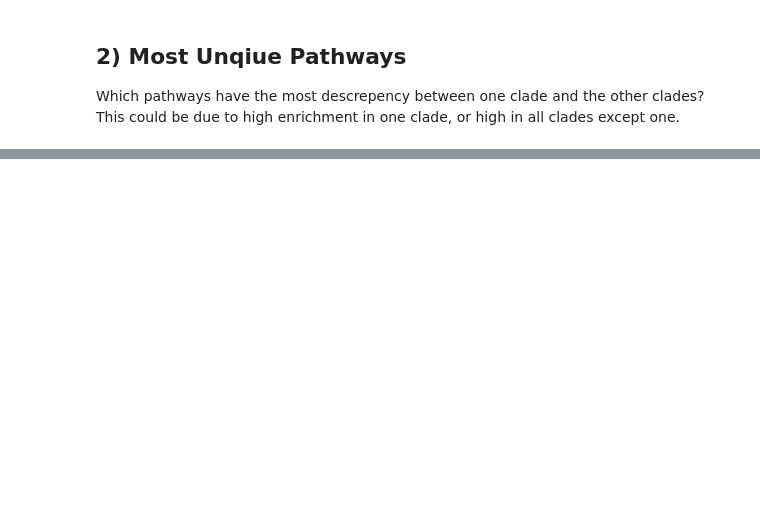
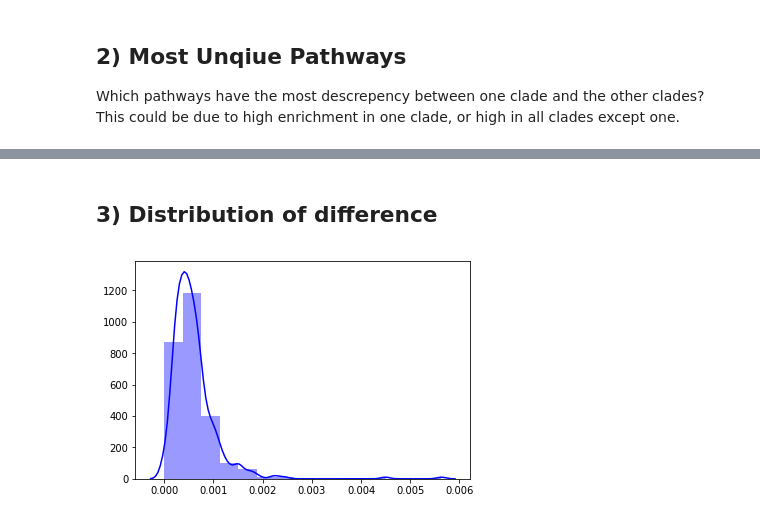
Before and after one commit to jcooper036/corsair, a Jupyter notebook: ontology_analysis/kegg_pathway_plotting.ipynb, the cells around one changed output, grey strips where cells are left out. Saved outputs shown, nothing was run; the diff lists cells and outputs as text; code cells hidden in the pictures; blank space fills up the shorter version.

```diff
--- a/ontology_analysis/kegg_pathway_plotting.ipynb
+++ b/ontology_analysis/kegg_pathway_plotting.ipynb
@@ -213,0 +214,2 @@ plt.savefig('plots/' + date + '_most_unique.pdf', bbox_inches='tight')
+# %% [markdown]
+## 3) Distribution of difference
@@ -213,0 +259,15 @@ plt.savefig('plots/' + date + '_most_unique.pdf', bbox_inches='tight')
+# %%
+pathway_num = 20
+most_unique = unique_pathways_nums(keggs, pathway_num)
+
+mu_low = most_unique[20:]
+mu_high = most_unique[:20]
+
+# sns.distplot(mu_low, bins=15, color='blue')
+# sns.distplot(mu_high, bins=15, color='red')
+
+sns.distplot(most_unique, bins=15, color='blue')
+
+plt.show()
+# %% [output]
+[figure, added]
```
Also changed, not shown: parts of 5 cells of this notebook, 34 other files.
